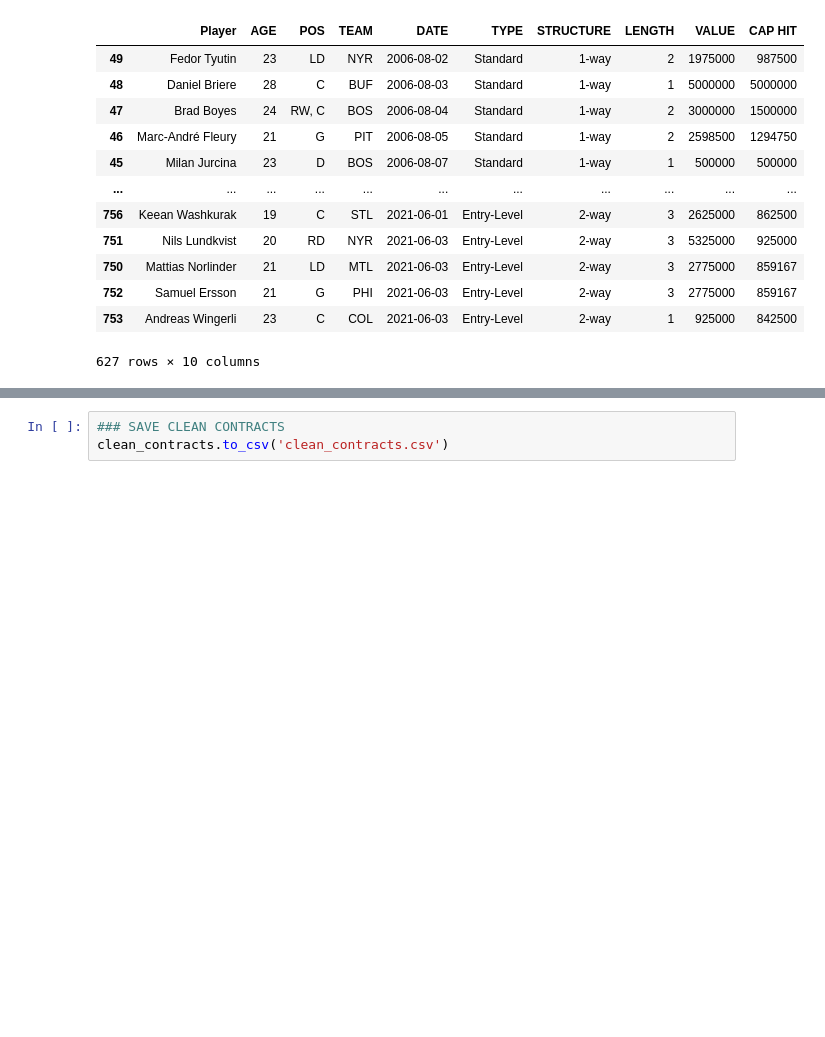
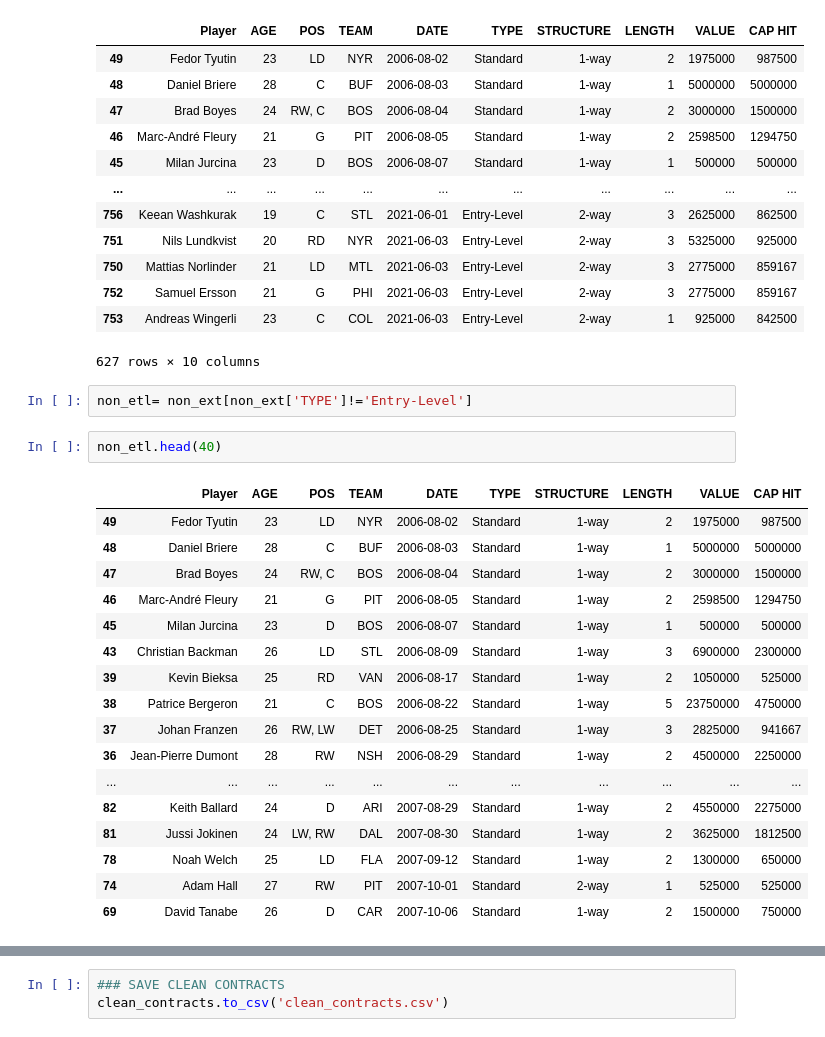
Before and after one commit to maessery/Capstone-2, a Jupyter notebook: Salary_Predictor_Cleaning&Wrangling.ipynb, the cells around one changed output, grey strips where cells are left out. Cells and saved outputs as stored; diff of their text form; blank space fills up the shorter version.

```diff
--- a/Salary_Predictor_Cleaning&Wrangling.ipynb
+++ b/Salary_Predictor_Cleaning&Wrangling.ipynb
@@ -122,4 +152,26 @@ non_ext
 | 752 | Samuel Ersson | 21 | G | PHI | 2021-06-03 | Entry-Level | 2-way | 3 | 2775000 | 859167 |
 | 753 | Andreas Wingerli | 23 | C | COL | 2021-06-03 | Entry-Level | 2-way | 1 | 925000 | 842500 |
 627 rows × 10 columns
+# %%
+non_etl= non_ext[non_ext['TYPE']!='Entry-Level']
+# %%
+non_etl.head(40)
+# %% [output]
+|  | Player | AGE | POS | TEAM | DATE | TYPE | STRUCTURE | LENGTH | VALUE | CAP HIT |
+| 49 | Fedor Tyutin | 23 | LD | NYR | 2006-08-02 | Standard | 1-way | 2 | 1975000 | 987500 |
+| 48 | Daniel Briere | 28 | C | BUF | 2006-08-03 | Standard | 1-way | 1 | 5000000 | 5000000 |
+| 47 | Brad Boyes | 24 | RW, C | BOS | 2006-08-04 | Standard | 1-way | 2 | 3000000 | 1500000 |
+| 46 | Marc-André Fleury | 21 | G | PIT | 2006-08-05 | Standard | 1-way | 2 | 2598500 | 1294750 |
+| 45 | Milan Jurcina | 23 | D | BOS | 2006-08-07 | Standard | 1-way | 1 | 500000 | 500000 |
+| 43 | Christian Backman | 26 | LD | STL | 2006-08-09 | Standard | 1-way | 3 | 6900000 | 2300000 |
+| 39 | Kevin Bieksa | 25 | RD | VAN | 2006-08-17 | Standard | 1-way | 2 | 1050000 | 525000 |
+| 38 | Patrice Bergeron | 21 | C | BOS | 2006-08-22 | Standard | 1-way | 5 | 23750000 | 4750000 |
+| 37 | Johan Franzen | 26 | RW, LW | DET | 2006-08-25 | Standard | 1-way | 3 | 2825000 | 941667 |
+| 36 | Jean-Pierre Dumont | 28 | RW | NSH | 2006-08-29 | Standard | 1-way | 2 | 4500000 | 2250000 |
+| ... | ... | ... | ... | ... | ... | ... | ... | ... | ... | ... |
+| 82 | Keith Ballard | 24 | D | ARI | 2007-08-29 | Standard | 1-way | 2 | 4550000 | 2275000 |
+| 81 | Jussi Jokinen | 24 | LW, RW | DAL | 2007-08-30 | Standard | 1-way | 2 | 3625000 | 1812500 |
+| 78 | Noah Welch | 25 | LD | FLA | 2007-09-12 | Standard | 1-way | 2 | 1300000 | 650000 |
+| 74 | Adam Hall | 27 | RW | PIT | 2007-10-01 | Standard | 2-way | 1 | 525000 | 525000 |
+| 69 | David Tanabe | 26 | D | CAR | 2007-10-06 | Standard | 1-way | 2 | 1500000 | 750000 |
 # %%
```
Also changed, not shown: parts of 24 cells of this notebook, 28 other files.
